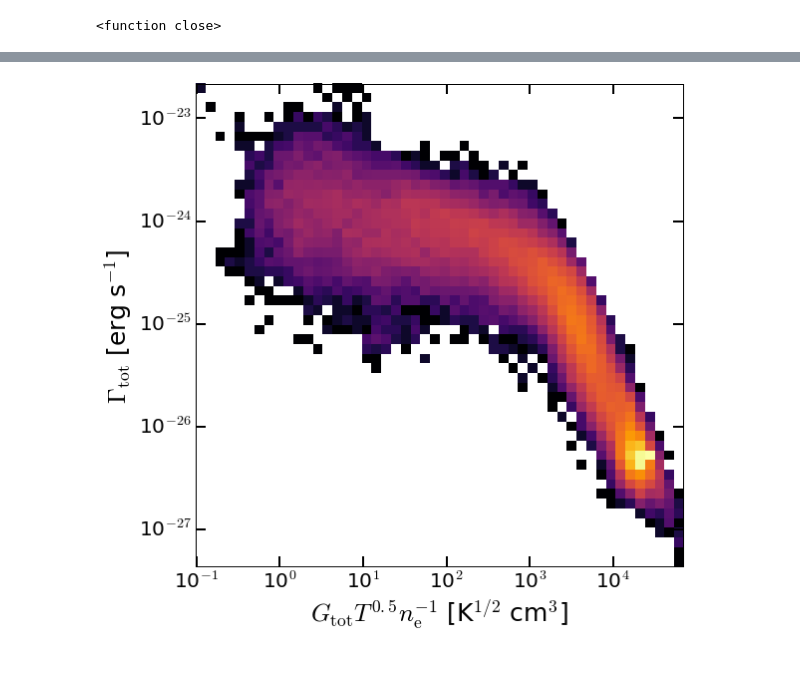
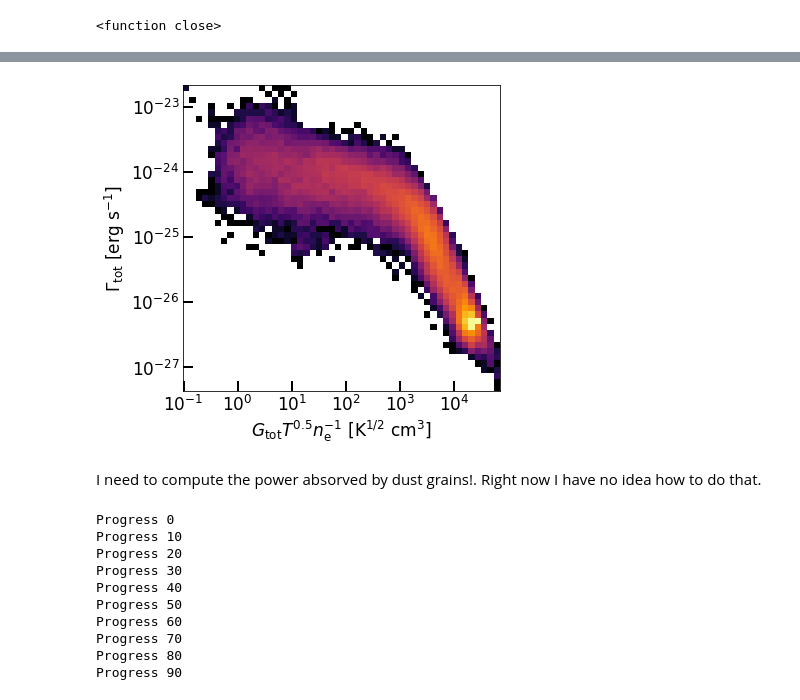
Before and after one commit to jcibanezm/PeHeat_AnalysisScripts, a Jupyter notebook: ReadFile_ParametricHeating.ipynb, the cells around one changed output, grey strips where cells are left out. Saved outputs shown, nothing was run; the diff lists cells and outputs as text; code cells hidden in the pictures; blank space fills up the shorter version.

```diff
--- a/ReadFile_ParametricHeating.ipynb
+++ b/ReadFile_ParametricHeating.ipynb
@@ -23,6 +23,8 @@ Loading the library to compute the charge distribution of dust grains.
 # %%
 filename = "TotaHeating_parametric_0pcent.pkl"
-data_dir = "/home/jcibanezm/codes/run/PeHeat/ParametricHeating/"
+#data_dir = "/home/jcibanezm/codes/run/PeHeat/ParametricHeating/" #DustBox
+data_dir = "/Users/juan/codes/run/PeHeating/" #Laptop
+
 pkl_file = open("%s%s"%(data_dir, filename))
 heatDict = pickle.load(pkl_file)
 pkl_file.close
@@ -146,38 +176,57 @@ fig.show()
 # %%
-fig = plt.figure(figsize=(8,8))
+fig = plt.figure(figsize=(5.5,5))
 
-ax = fig.add_axes([0.14, 0.11, 0.85, 0.84])
+ax = fig.add_axes([0.19, 0.13, 0.80, 0.85])
 
 from matplotlib.ticker import MaxNLocator
 def format_func(value, tick_number):
     return "10$^{%i}$"%value
 
 
 GTn = (heatDict["Gtot"])*np.sqrt(heatDict["temp"])/heatDict["new_ne"]
 
 ax.hist2d(np.log10(GTn), np.log10(heatDict["PeHtot"]), bins=50, norm=LogNorm(), cmap="inferno")
 
 #ax.set_ylabel("T [K]", fontsize=25)
 #
-ax.tick_params(axis='both', which='major', length=10, width=2,  labelsize=20, direction="in")
-ax.tick_params(axis='both', which='minor', length=5, width=1.5, labelsize=20, direction="in")
+ax.tick_params(axis='both', which='major', length=10, width=2,  labelsize=17, direction="in")
+ax.tick_params(axis='both', which='minor', length=5, width=1.5, labelsize=17, direction="in")
 
 
 #ax.set_ylim(-0.9, 4.99)
-ax.set_ylabel("$\Gamma_{\mathrm{tot}}$ [erg s$^{-1}$]", fontsize=25)
-ax.set_xlabel("$G_{\mathrm{tot}}T^{0.5} n_{\\mathrm{e}}^{-1}$ [K$^{1/2}$ cm$^{3}$]", fontsize=25)
+ax.set_ylabel("$\Gamma_{\mathrm{tot}}$ [erg s$^{-1}$]", fontsize=17)
+ax.set_xlabel("$G_{\mathrm{tot}}T^{0.5} n_{\\mathrm{e}}^{-1}$ [K$^{1/2}$ cm$^{3}$]", fontsize=17)
 
 ax.xaxis.set_major_locator(MaxNLocator(integer=True))
 ax.yaxis.set_major_locator(MaxNLocator(integer=True))
 ax.xaxis.set_major_formatter(plt.FuncFormatter(format_func))
 ax.yaxis.set_major_formatter(plt.FuncFormatter(format_func))
 
 #ax.set_yscale("log")
 
 #ax.set_xlim(np.log10(np.min(cdist["nH"])), 4.5)
-fig.savefig("/home/jcibanezm/Dropbox/Projects/Papers/In_Progress/PeHeat_dust/Figures/TotalHeating_parametric_GTn.df", format="pdf")
+#fig.savefig("/home/jcibanezm/Dropbox/Projects/Papers/In_Progress/PeHeat_dust/Figures/TotalHeating_parametric_GTn.df", format="pdf")
+fig.savefig("/Users/juan/Dropbox/Projects/Papers/In_Progress/PeHeat_dust/Figures/TotalHeating_parametric_GTn.pdf", format="pdf")
 
 
 fig.show()
 # %% [output]
-[figure, old version]
+[figure, new version]
+# %% [markdown]
+I need to compute the power absorved by dust grains!. Right now I have no idea how to do that.
+# %%
+ncells = 2500000
+for i in range(ncells):
+    if (i*10.%ncells==0):
+        print("Progress %i"%(i*100.//ncells))
+# %% [output]
+Progress 0
+Progress 10
+Progress 20
+Progress 30
+Progress 40
+Progress 50
+Progress 60
+Progress 70
+Progress 80
+Progress 90
```
Also changed, not shown: parts of 2 cells of this notebook, 3 other files.
